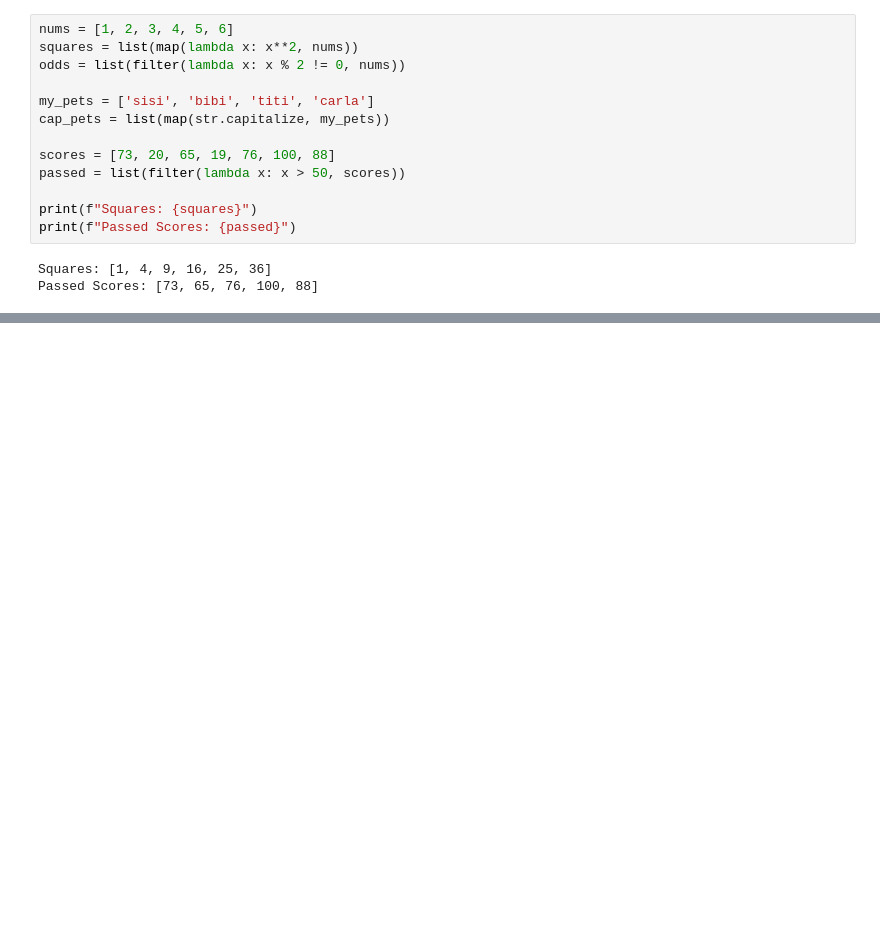
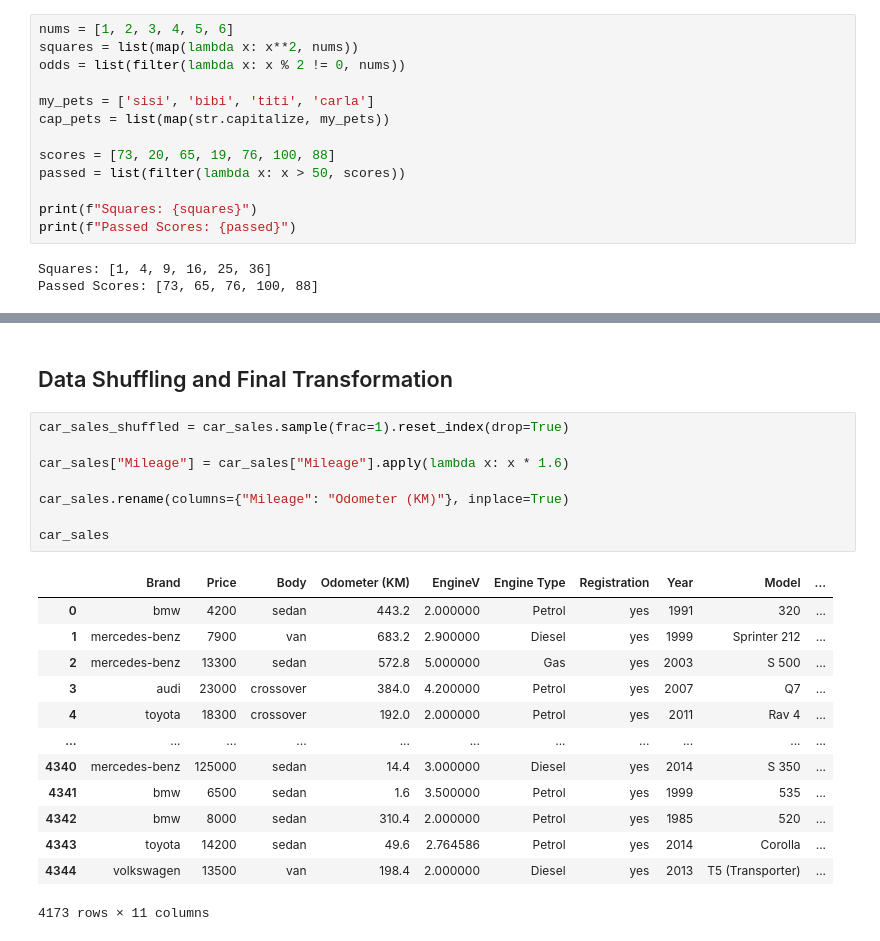
Before and after one commit to asgaraliyev-star/tbb, a Jupyter notebook: extra_basics.ipynb, the cells around one changed output, grey strips where cells are left out. Drawn from its saved outputs; the diff is of its cells as text; blank space fills up the shorter version.

```diff
--- a/extra_basics.ipynb
+++ b/extra_basics.ipynb
@@ -164,0 +494,24 @@ Passed Scores: [73, 65, 76, 100, 88]
+# %% [markdown]
+## Data Shuffling and Final Transformation
+# %%
+car_sales_shuffled = car_sales.sample(frac=1).reset_index(drop=True)
+
+car_sales["Mileage"] = car_sales["Mileage"].apply(lambda x: x * 1.6)
+
+car_sales.rename(columns={"Mileage": "Odometer (KM)"}, inplace=True)
+
+car_sales
+# %% [output]
+|  | Brand | Price | Body | Odometer (KM) | EngineV | Engine Type | Registration | Year | Model | ... |
+| 0 | bmw | 4200 | sedan | 443.2 | 2.000000 | Petrol | yes | 1991 | 320 | ... |
+| 1 | mercedes-benz | 7900 | van | 683.2 | 2.900000 | Diesel | yes | 1999 | Sprinter 212 | ... |
+| 2 | mercedes-benz | 13300 | sedan | 572.8 | 5.000000 | Gas | yes | 2003 | S 500 | ... |
+| 3 | audi | 23000 | crossover | 384.0 | 4.200000 | Petrol | yes | 2007 | Q7 | ... |
+| 4 | toyota | 18300 | crossover | 192.0 | 2.000000 | Petrol | yes | 2011 | Rav 4 | ... |
+| ... | ... | ... | ... | ... | ... | ... | ... | ... | ... | ... |
+| 4340 | mercedes-benz | 125000 | sedan | 14.4 | 3.000000 | Diesel | yes | 2014 | S 350 | ... |
+| 4341 | bmw | 6500 | sedan | 1.6 | 3.500000 | Petrol | yes | 1999 | 535 | ... |
+| 4342 | bmw | 8000 | sedan | 310.4 | 2.000000 | Petrol | yes | 1985 | 520 | ... |
+| 4343 | toyota | 14200 | sedan | 49.6 | 2.764586 | Petrol | yes | 2014 | Corolla | ... |
+| 4344 | volkswagen | 13500 | van | 198.4 | 2.000000 | Diesel | yes | 2013 | T5 (Transporter) | ... |
+4173 rows × 11 columns
```
Also changed, not shown: parts of 37 cells of this notebook.
